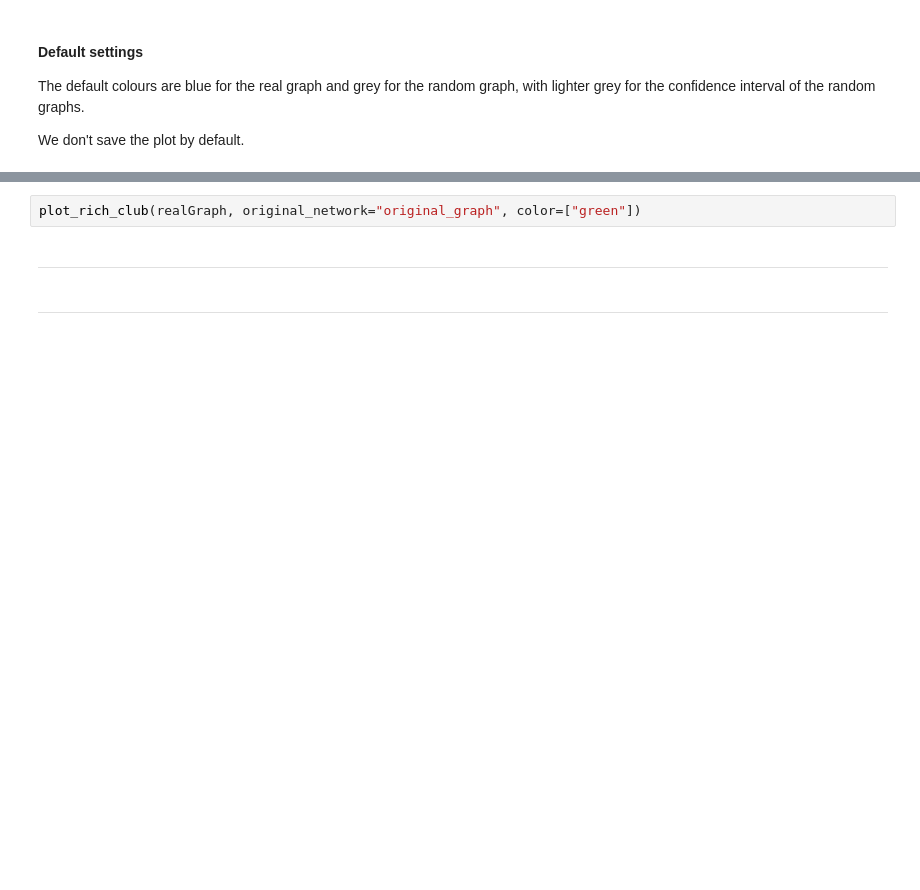
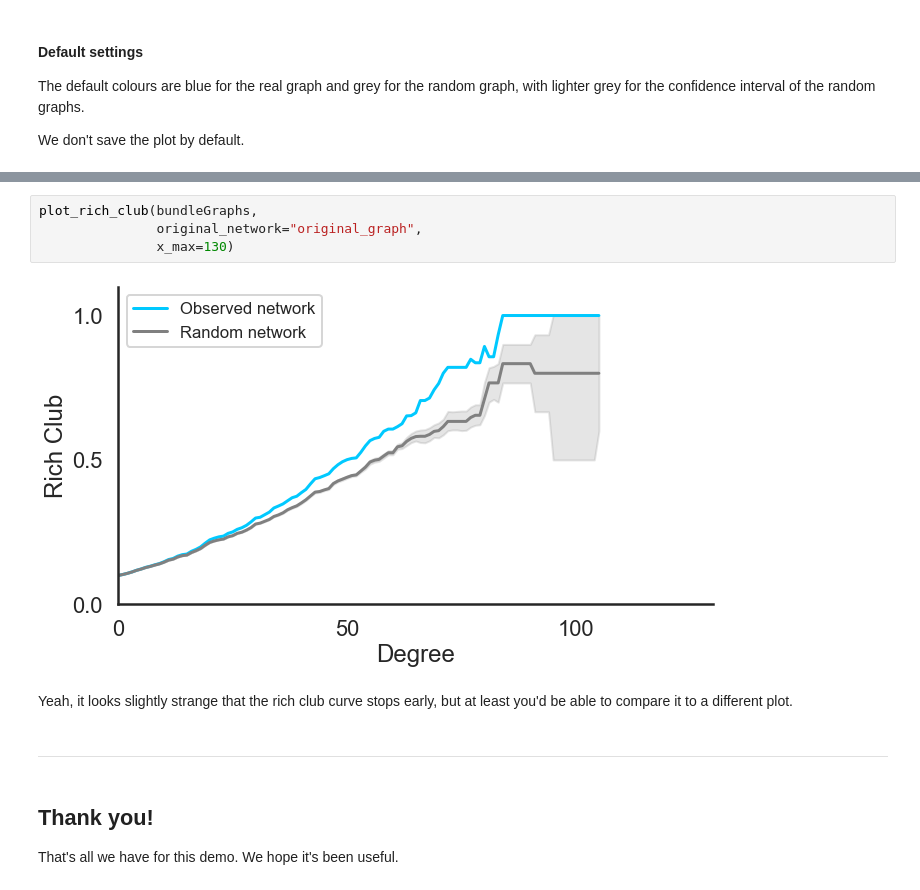
Before and after one commit to WhitakerLab/scona, a Jupyter notebook: tutorials/visualisations_tutorial.ipynb, the cells around one changed output, grey strips where cells are left out. Drawn from its saved outputs; the diff is of its cells as text; blank space fills up the shorter version.

```diff
--- a/tutorials/visualisations_tutorial.ipynb
+++ b/tutorials/visualisations_tutorial.ipynb
@@ -491,6 +508,15 @@ realGraph
 # %%
-plot_rich_club(realGraph, original_network="original_graph", color=["green"])
+plot_rich_club(bundleGraphs,
+               original_network="original_graph",
+               x_max=130)
+# %% [output]
+[figure, added]
-# %% [markdown]
----------------------------------------------------------
+# %% [markdown]
+Yeah, it looks slightly strange that the rich club curve stops early, but at least you'd be able to compare it to a different plot.
 # %% [markdown]
 ----------------------
+# %% [markdown]
+## Thank you!
+
+That's all we have for this demo.
+We hope it's been useful.
```
Also changed, not shown: parts of 25 cells of this notebook.
